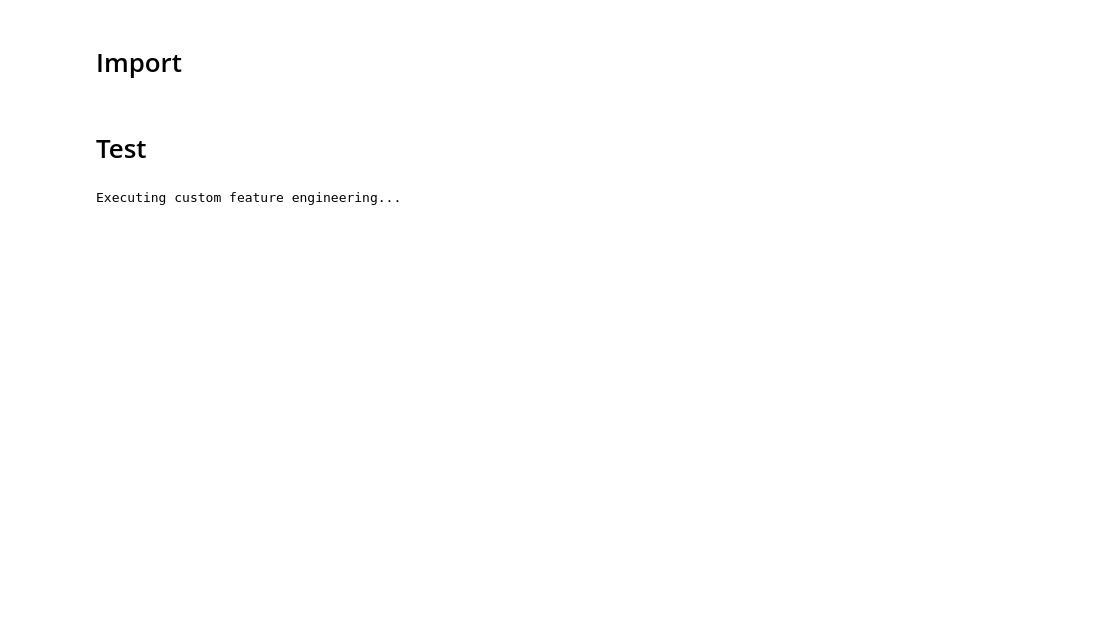
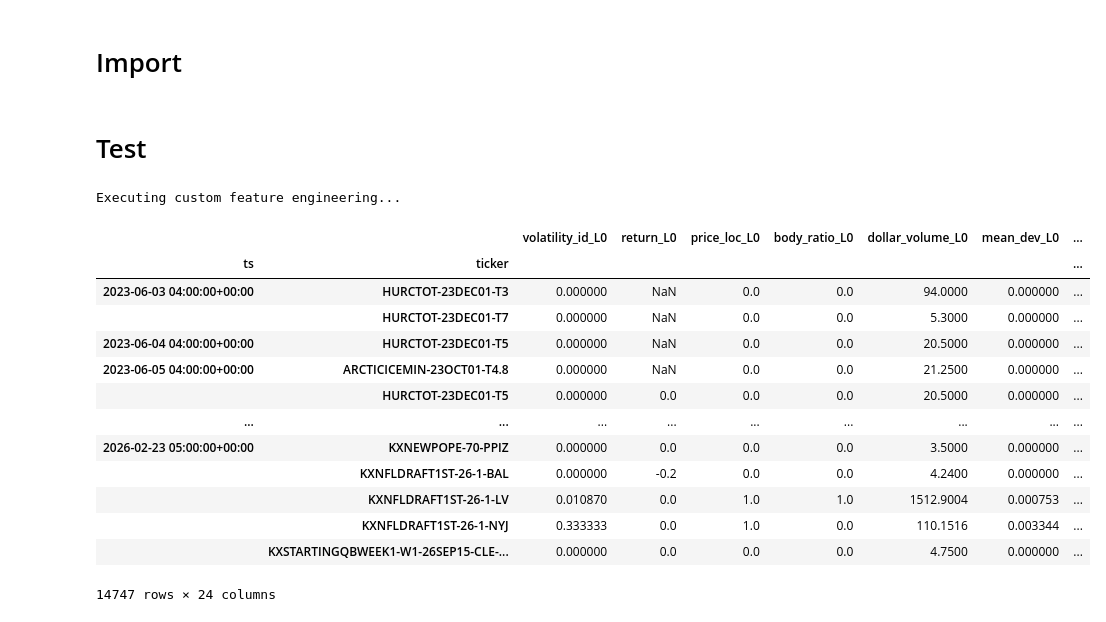
Before and after one commit to MaxCoppa/MLOps-Prediction-Market, a Jupyter notebook: universe_construction/1_test_research_pipeline.ipynb, the cells around one changed output. Saved outputs shown, nothing was run; the diff lists cells and outputs as text; code cells hidden in the pictures; blank space fills up the shorter version.

```diff
--- a/universe_construction/1_test_research_pipeline.ipynb
+++ b/universe_construction/1_test_research_pipeline.ipynb
@@ -27,16 +27,35 @@ tickers = list(markets_data.ticker.unique())
 all_data = rspl.fetch_data(tickers)
 # %%
 def my_custom_features(df):
-    f = pd.DataFrame(index=df.index)
-    g = df.groupby(level=1)
-    f['ret'] = g['close'].pct_change()
-    f['vol'] = (df['high'] - df['low']) / df['open']
-    f['mom_5'] = g['close'].transform(lambda x: x / x.shift(5) - 1) # Momentum 5 jours
-    return f
+    processed_df = pd.DataFrame()
+    processed_df['volatility_id'] = (df['high'] - df['low']) / df['open']
+    processed_df['return'] = df.groupby(level=1)['close'].pct_change()
+    processed_df['price_loc'] = (df['close'] - df['low']) / (df['high'] - df['low'] + 1e-9)
+    processed_df['body_ratio'] = np.abs(df['close'] - df['open']) / (df['high'] - df['low'] + 1e-9)
+    processed_df['dollar_volume'] = df['volume'] * df['mean_dollars']
+    processed_df['mean_dev'] = (df['close_dollars'] - df['mean_dollars']) / df['mean_dollars']
+    return processed_df
 
 X, y = rspl.prepare_ml_ready(my_custom_features)
 # %% [output]
 Executing custom feature engineering...
+# %%
+X
+# %% [output]
+|  |  | volatility_id_L0 | return_L0 | price_loc_L0 | body_ratio_L0 | dollar_volume_L0 | mean_dev_L0 | ... |
+| ts | ticker |  |  |  |  |  |  | ... |
+| 2023-06-03 04:00:00+00:00 | HURCTOT-23DEC01-T3 | 0.000000 | NaN | 0.0 | 0.0 | 94.0000 | 0.000000 | ... |
+|  | HURCTOT-23DEC01-T7 | 0.000000 | NaN | 0.0 | 0.0 | 5.3000 | 0.000000 | ... |
+| 2023-06-04 04:00:00+00:00 | HURCTOT-23DEC01-T5 | 0.000000 | NaN | 0.0 | 0.0 | 20.5000 | 0.000000 | ... |
+| 2023-06-05 04:00:00+00:00 | ARCTICICEMIN-23OCT01-T4.8 | 0.000000 | NaN | 0.0 | 0.0 | 21.2500 | 0.000000 | ... |
+|  | HURCTOT-23DEC01-T5 | 0.000000 | 0.0 | 0.0 | 0.0 | 20.5000 | 0.000000 | ... |
+| ... | ... | ... | ... | ... | ... | ... | ... | ... |
+| 2026-02-23 05:00:00+00:00 | KXNEWPOPE-70-PPIZ | 0.000000 | 0.0 | 0.0 | 0.0 | 3.5000 | 0.000000 | ... |
+|  | KXNFLDRAFT1ST-26-1-BAL | 0.000000 | -0.2 | 0.0 | 0.0 | 4.2400 | 0.000000 | ... |
+|  | KXNFLDRAFT1ST-26-1-LV | 0.010870 | 0.0 | 1.0 | 1.0 | 1512.9004 | 0.000753 | ... |
+|  | KXNFLDRAFT1ST-26-1-NYJ | 0.333333 | 0.0 | 1.0 | 0.0 | 110.1516 | 0.003344 | ... |
+|  | KXSTARTINGQBWEEK1-W1-26SEP15-CLE-... | 0.000000 | 0.0 | 0.0 | 0.0 | 4.7500 | 0.000000 | ... |
+14747 rows × 24 columns
 # %%
 import lightgbm as lgbm
 
```
Also changed, not shown: parts of 4 cells of this notebook, 1 other file.
